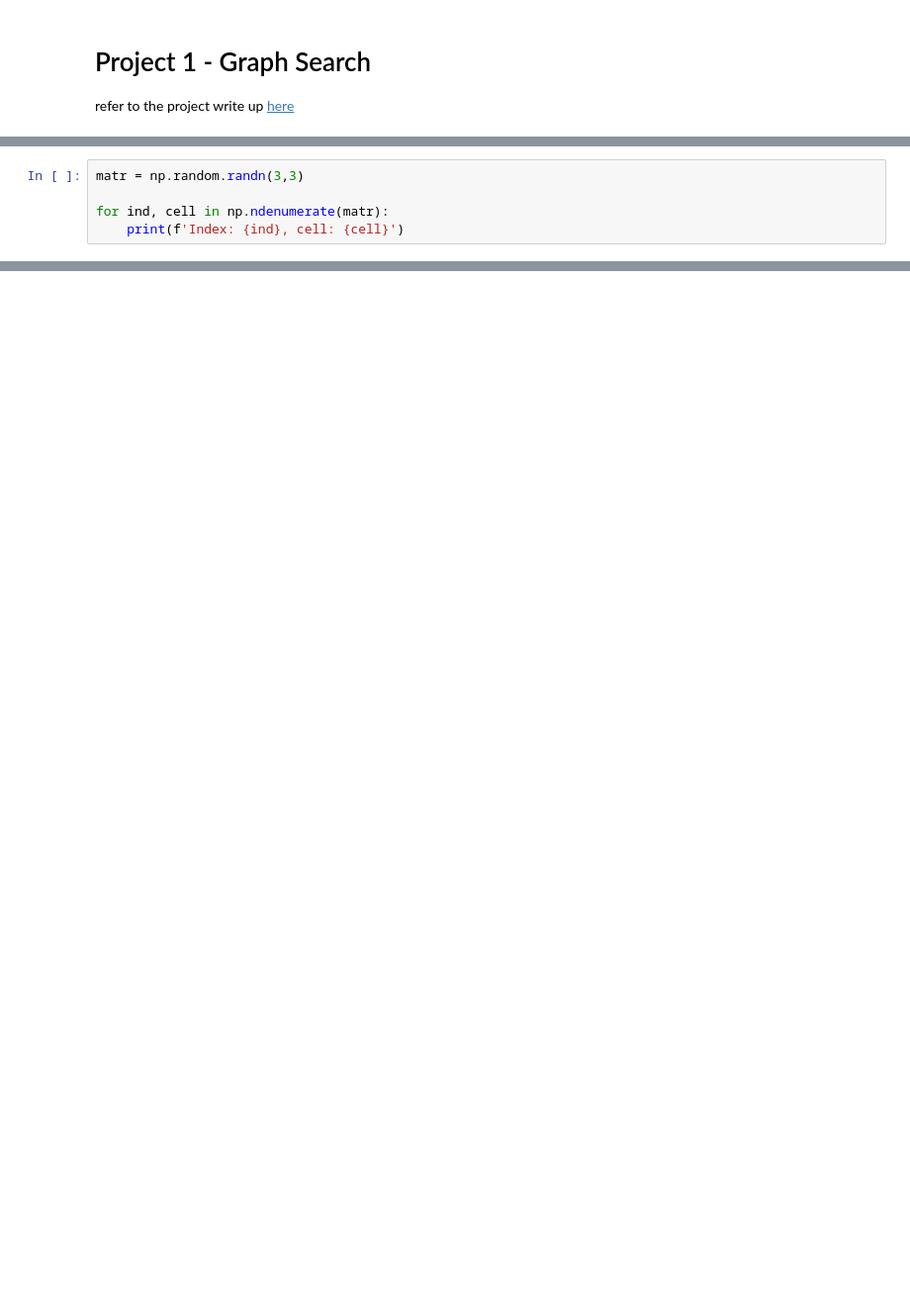
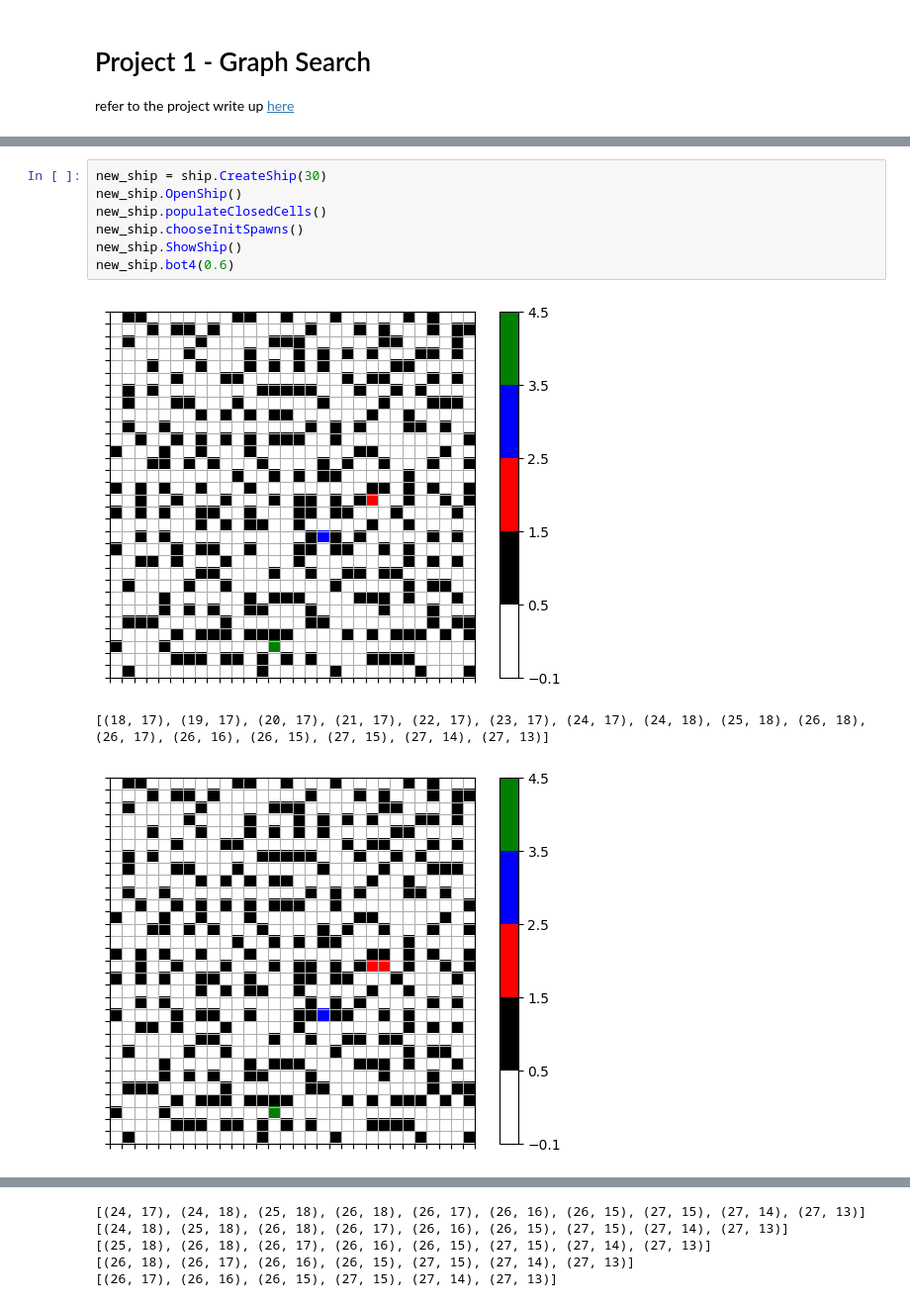
Before and after one commit to Sina-Haz/AI-Project-1, a Jupyter notebook: AI_Proj_1.ipynb, the cells around one changed output, grey strips where cells are left out. Shown: that part at 99% size. Cells and saved outputs as stored; diff of their text form; blank space fills up the shorter version.

```diff
--- a/AI_Proj_1.ipynb
+++ b/AI_Proj_1.ipynb
@@ -32,5 +31,0 @@ from matplotlib.colors import ListedColormap, BoundaryNorm
-# %%
-matr = np.random.randn(3,3)
-
-for ind, cell in np.ndenumerate(matr):
-    print(f'Index: {ind}, cell: {cell}')
@@ -400,0 +403,11 @@ Inital Move (1, 5)
+# %%
+new_ship = ship.CreateShip(30)
+new_ship.OpenShip()
+new_ship.populateClosedCells()
+new_ship.chooseInitSpawns()
+new_ship.ShowShip()
+new_ship.bot4(0.6)
+# %% [output]
+[figure, added]
+[(18, 17), (19, 17), (20, 17), (21, 17), (22, 17), (23, 17), (24, 17), (24, 18), (25, 18), (26, 18), (26, 17), (26, 16), (26, 15), (27, 15), (27, 14), (27, 13)]
+[figure, added]
@@ -400,0 +420,5 @@ Inital Move (1, 5)
+[(24, 17), (24, 18), (25, 18), (26, 18), (26, 17), (26, 16), (26, 15), (27, 15), (27, 14), (27, 13)]
+[(24, 18), (25, 18), (26, 18), (26, 17), (26, 16), (26, 15), (27, 15), (27, 14), (27, 13)]
+[(25, 18), (26, 18), (26, 17), (26, 16), (26, 15), (27, 15), (27, 14), (27, 13)]
+[(26, 18), (26, 17), (26, 16), (26, 15), (27, 15), (27, 14), (27, 13)]
+[(26, 17), (26, 16), (26, 15), (27, 15), (27, 14), (27, 13)]
```
Also changed, not shown: parts of 7 cells of this notebook.
